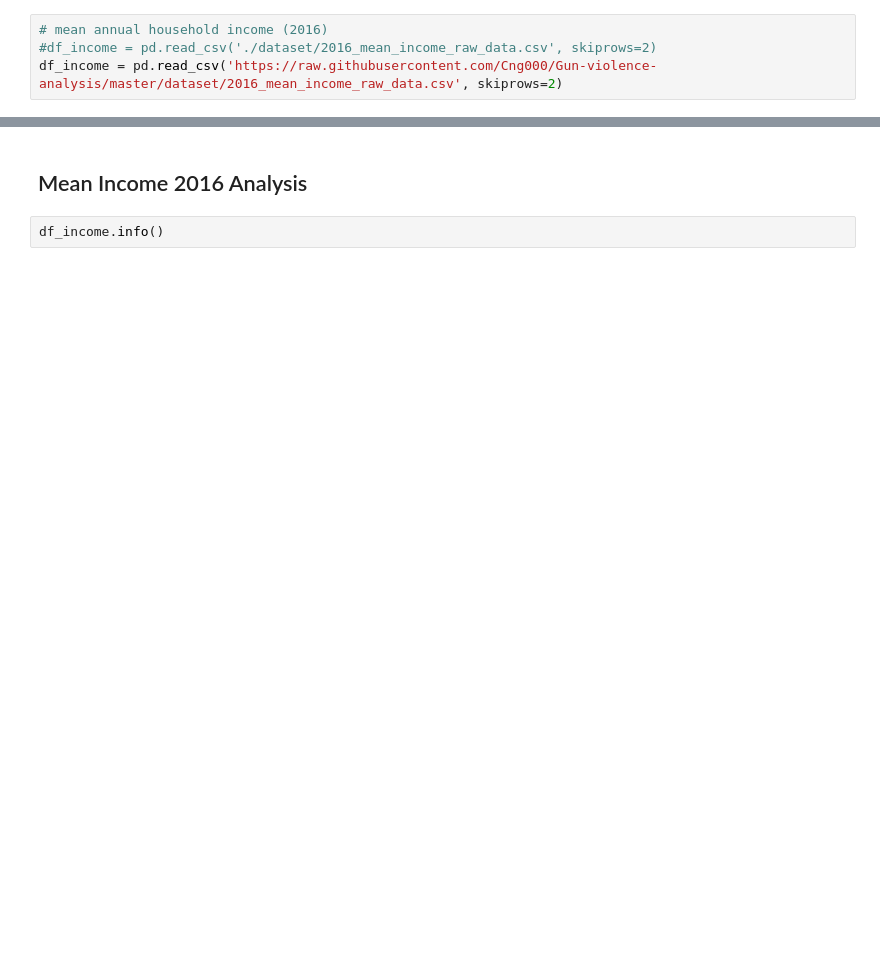
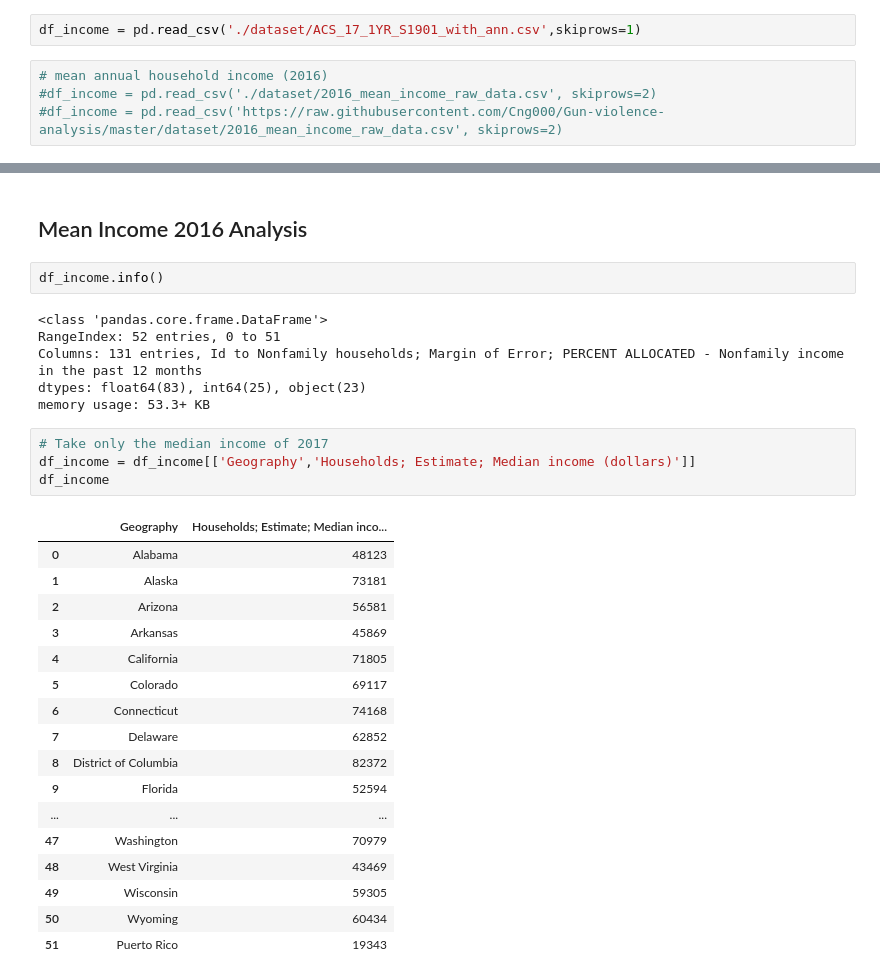
Before and after one commit to Cng000/Gun-violence-analysis, a Jupyter notebook: gun-violence.ipynb, the cells around one changed output, grey strips where cells are left out. Cells and saved outputs as stored; diff of their text form; blank space fills up the shorter version.

Commit message:
changed the previous dataset to factfinder dataset(2017)

```diff
--- a/gun-violence.ipynb
+++ b/gun-violence.ipynb
@@ -7,10 +7,12 @@ import matplotlib.pyplot as plt
 # gun violence data 2013-2018
 #df_gun_violence = pd.read_csv('./dataset/gun-violence-data_01-2013_03-2018.csv')
 df_gun_violence = pd.read_csv('https://media.githubusercontent.com/media/Cng000/Gun-violence-analysis/master/dataset/gun-violence-data_01-2013_03-2018.csv')
+# %%
+df_income = pd.read_csv('./dataset/ACS_17_1YR_S1901_with_ann.csv',skiprows=1)
 # %%
 # mean annual household income (2016)
 #df_income = pd.read_csv('./dataset/2016_mean_income_raw_data.csv', skiprows=2)
-df_income = pd.read_csv('https://raw.githubusercontent.com/Cng000/Gun-violence-analysis/master/dataset/2016_mean_income_raw_data.csv', skiprows=2)
+#df_income = pd.read_csv('https://raw.githubusercontent.com/Cng000/Gun-violence-analysis/master/dataset/2016_mean_income_raw_data.csv', skiprows=2)
 # %%
 # population estimates
 #df_state_populations = pd.read_csv('./dataset/population_estimates.csv', skiprows=1)
@@ -102,5 +313,33 @@ df_incident_population_2013.plot.scatter('population_estimate', 'incident_counts
 ## Mean Income 2016 Analysis
 # %%
 df_income.info()
+# %% [output]
+<class 'pandas.core.frame.DataFrame'>
+RangeIndex: 52 entries, 0 to 51
+Columns: 131 entries, Id to Nonfamily households; Margin of Error; PERCENT ALLOCATED - Nonfamily income in the past 12 months
+dtypes: float64(83), int64(25), object(23)
+memory usage: 53.3+ KB
+# %%
+# Take only the median income of 2017
+df_income = df_income[['Geography','Households; Estimate; Median income (dollars)']]
+df_income
+# %% [output]
+|  | Geography | Households; Estimate; Median inco... |
+| 0 | Alabama | 48123 |
+| 1 | Alaska | 73181 |
+| 2 | Arizona | 56581 |
+| 3 | Arkansas | 45869 |
+| 4 | California | 71805 |
+| 5 | Colorado | 69117 |
+| 6 | Connecticut | 74168 |
+| 7 | Delaware | 62852 |
+| 8 | District of Columbia | 82372 |
+| 9 | Florida | 52594 |
+| ... | ... | ... |
+| 47 | Washington | 70979 |
+| 48 | West Virginia | 43469 |
+| 49 | Wisconsin | 59305 |
+| 50 | Wyoming | 60434 |
+| 51 | Puerto Rico | 19343 |
 # %%
 df_income.head()
```
Also changed, not shown: parts of 27 cells of this notebook.
